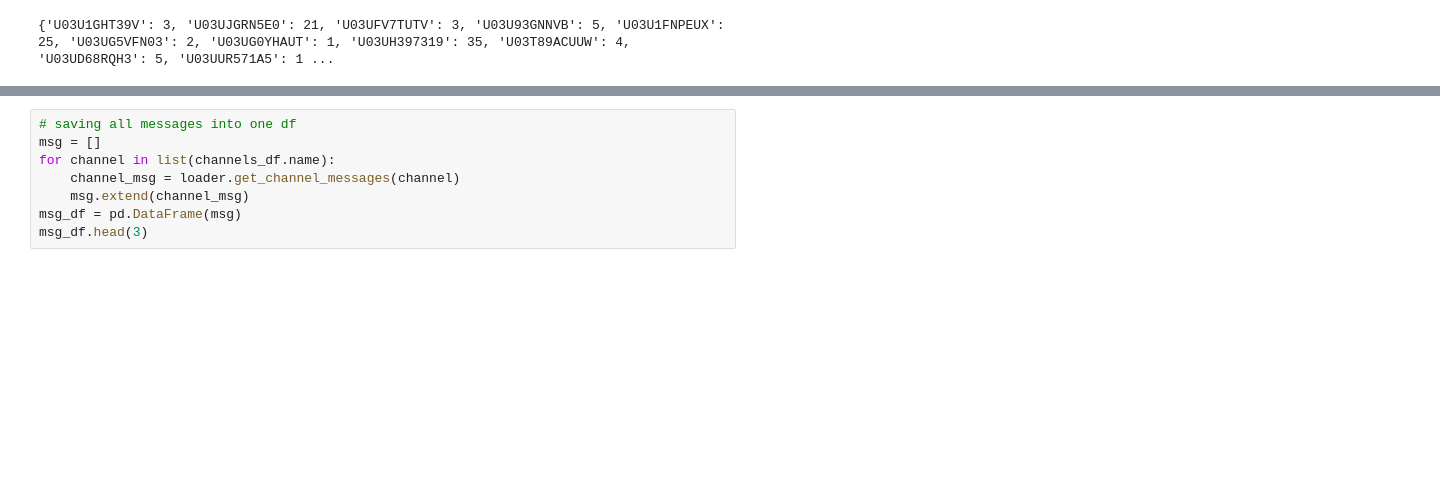
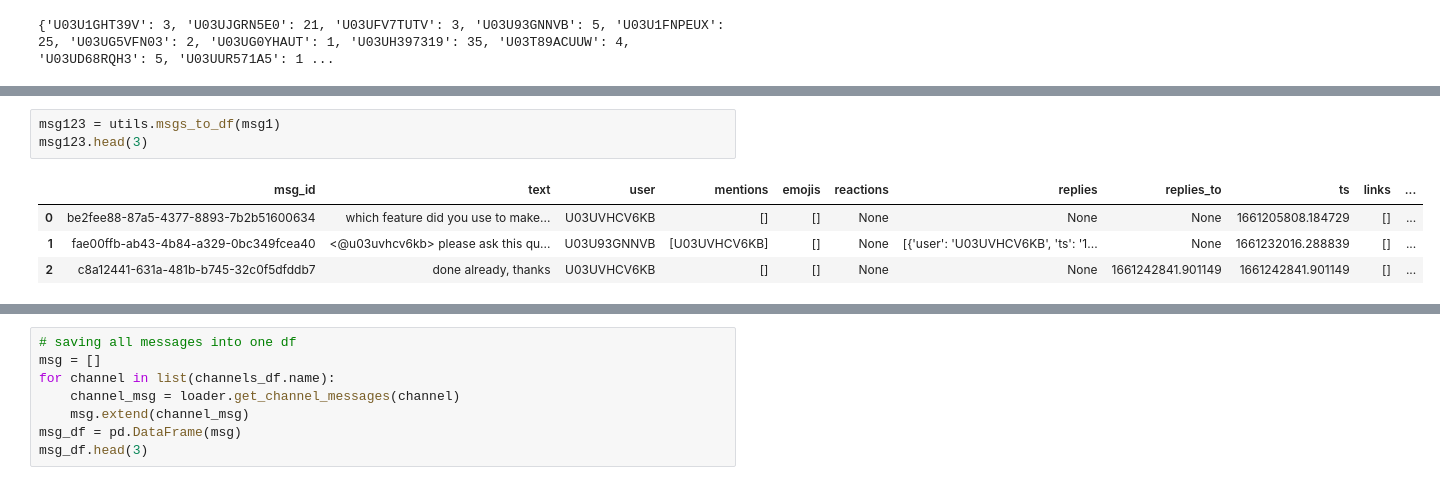
Before and after one commit to mussewold/week0_starter_network_analysis, a Jupyter notebook: notebooks/parse_slack_data.ipynb, the cells around one changed output, grey strips where cells are left out. Drawn from its saved outputs; the diff is of its cells as text; blank space fills up the shorter version.

```diff
--- a/notebooks/parse_slack_data.ipynb
+++ b/notebooks/parse_slack_data.ipynb
@@ -191,0 +209,8 @@ msg1_df.head(3)
+# %%
+msg123 = utils.msgs_to_df(msg1)
+msg123.head(3)
+# %% [output]
+|  | msg_id | text | user | mentions | emojis | reactions | replies | replies_to | ts | links | ... |
+| 0 | be2fee88-87a5-4377-8893-7b2b51600634 | which feature did you use to make... | U03UVHCV6KB | [] | [] | None | None | None | 1661205808.184729 | [] | ... |
+| 1 | fae00ffb-ab43-4b84-a329-0bc349fcea40 | <@u03uvhcv6kb> please ask this qu... | U03U93GNNVB | [U03UVHCV6KB] | [] | None | [{'user': 'U03UVHCV6KB', 'ts': '1... | None | 1661232016.288839 | [] | ... |
+| 2 | c8a12441-631a-481b-b745-32c0f5dfddb7 | done already, thanks | U03UVHCV6KB | [] | [] | None | None | 1661242841.901149 | 1661242841.901149 | [] | ... |
```
Also changed, not shown: parts of 9 cells of this notebook.
